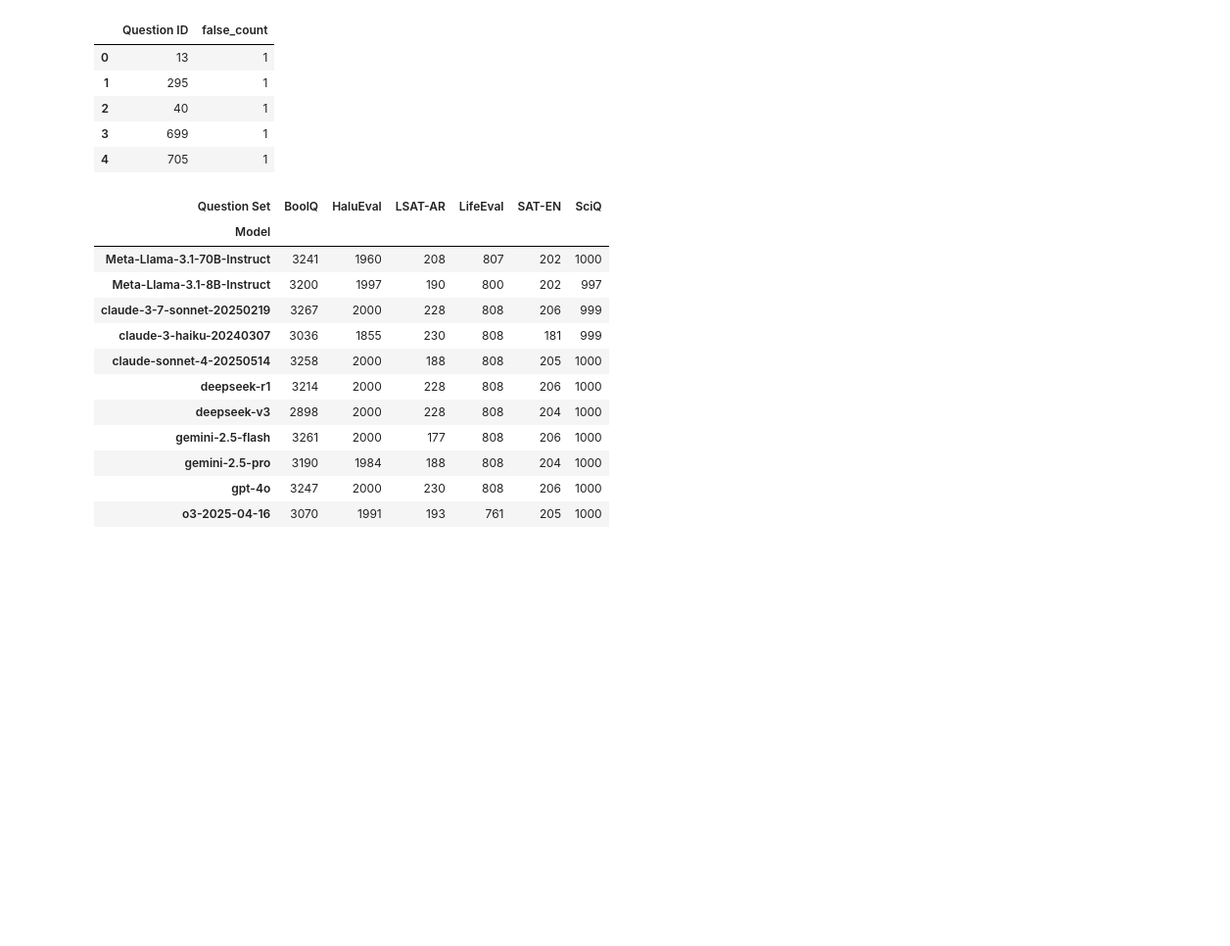
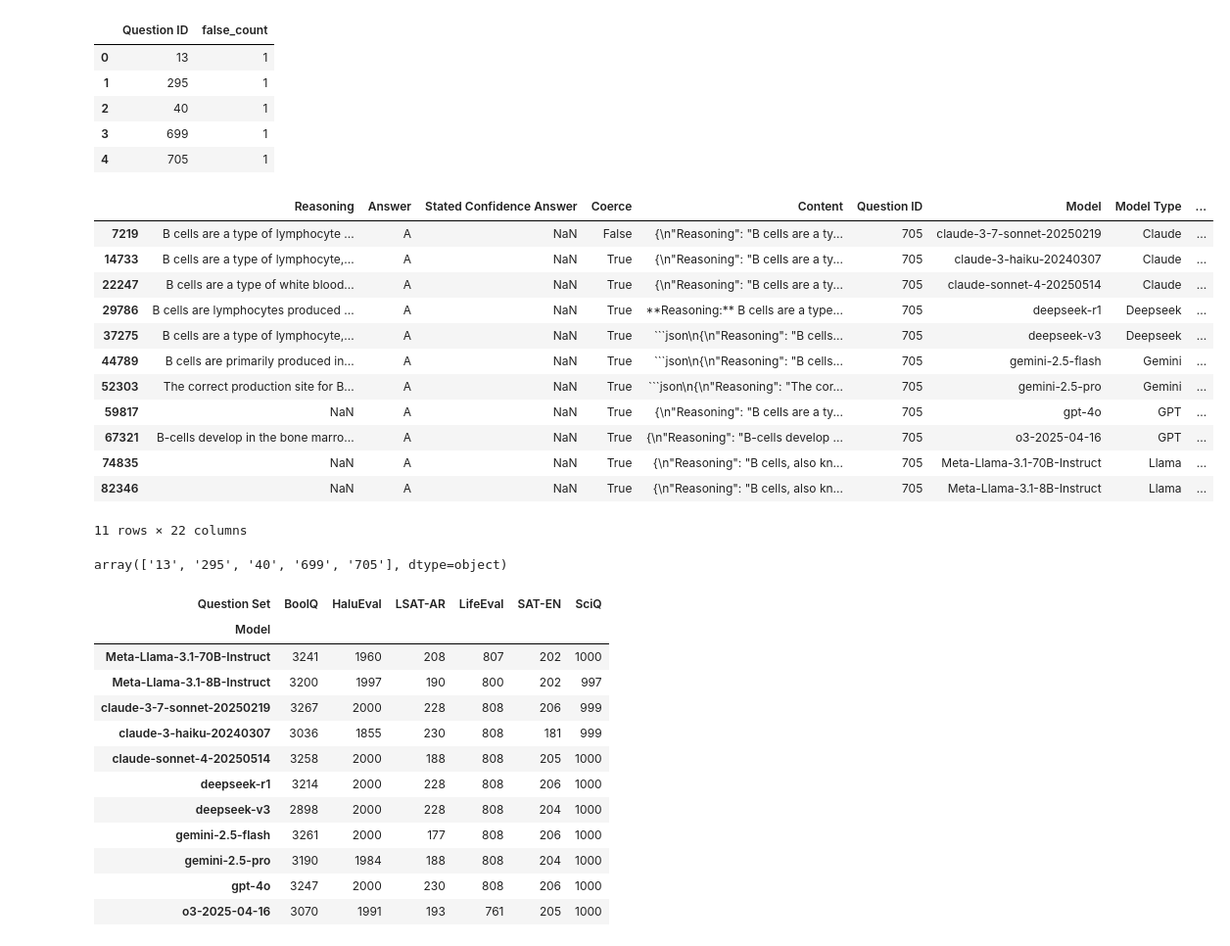
Before and after one commit to NoamMichael/Comparing-Confidence-in-LLMs, a Jupyter notebook: analysis.ipynb, the cells around one changed output. Shown at 98% size. Drawn from its saved outputs; the diff is of its cells as text; code cells hidden in the pictures; blank space fills up the shorter version.

````diff
--- a/analysis.ipynb
+++ b/analysis.ipynb
@@ -308,6 +336,41 @@ false_counts
 | 2 | 40 | 1 |
 | 3 | 699 | 1 |
 | 4 | 705 | 1 |
+# %%
+deleted[deleted['Question ID'] == '705']
+# %% [output]
+|  | Reasoning | Answer | Stated Confidence Answer | Coerce | Content | Question ID | Model | Model Type | ... |
+| 7219 | B cells are a type of lymphocyte ... | A | NaN | False | {\n"Reasoning": "B cells are a ty... | 705 | claude-3-7-sonnet-20250219 | Claude | ... |
+| 14733 | B cells are a type of lymphocyte,... | A | NaN | True | {\n"Reasoning": "B cells are a ty... | 705 | claude-3-haiku-20240307 | Claude | ... |
+| 22247 | B cells are a type of white blood... | A | NaN | True | {\n"Reasoning": "B cells are a ty... | 705 | claude-sonnet-4-20250514 | Claude | ... |
+| 29786 | B cells are lymphocytes produced ... | A | NaN | True | **Reasoning:** B cells are a type... | 705 | deepseek-r1 | Deepseek | ... |
+| 37275 | B cells are a type of lymphocyte,... | A | NaN | True | ```json\n{\n"Reasoning": "B cells... | 705 | deepseek-v3 | Deepseek | ... |
+| 44789 | B cells are primarily produced in... | A | NaN | True | ```json\n{\n"Reasoning": "B cells... | 705 | gemini-2.5-flash | Gemini | ... |
+| 52303 | The correct production site for B... | A | NaN | True | ```json\n{\n"Reasoning": "The cor... | 705 | gemini-2.5-pro | Gemini | ... |
+| 59817 | NaN | A | NaN | True | {\n"Reasoning": "B cells are a ty... | 705 | gpt-4o | GPT | ... |
+| 67321 | B-cells develop in the bone marro... | A | NaN | True | {\n"Reasoning": "B-cells develop ... | 705 | o3-2025-04-16 | GPT | ... |
+| 74835 | NaN | A | NaN | True | {\n"Reasoning": "B cells, also kn... | 705 | Meta-Llama-3.1-70B-Instruct | Llama | ... |
+| 82346 | NaN | A | NaN | True | {\n"Reasoning": "B cells, also kn... | 705 | Meta-Llama-3.1-8B-Instruct | Llama | ... |
+11 rows × 22 columns
+# %%
+# Jacob's file:
+
+jb_df = pd.read_csv("Combined Results\llm-confidence-correct.csv")
+jb_df.shape, combined_clean.shape
+
+jb_qid = jb_df[jb_df["qset"] == "sciq_test"]["question_id"].unique()
+my_qid = combined_clean[combined_clean["Question Set"] == "SciQ"]["Question ID"].unique()
+
+# elements not in the intersection (i.e., in exactly one array)
+not_in_intersection = np.setxor1d(jb_qid, my_qid)
+
+# if you also want side-specific lists:
+only_in_jb = np.setdiff1d(jb_qid, my_qid)
+only_in_me = np.setdiff1d(my_qid, jb_qid)
+
+only_in_jb
+# %% [output]
+array(['13', '295', '40', '699', '705'], dtype=object)
 # %%
 combined_df[combined_df["Coerce"] == True].pivot_table(index="Model", columns="Question Set",
                         aggfunc="size", fill_value=0)
````
Also changed, not shown: parts of 6 cells of this notebook, 3 other files.
